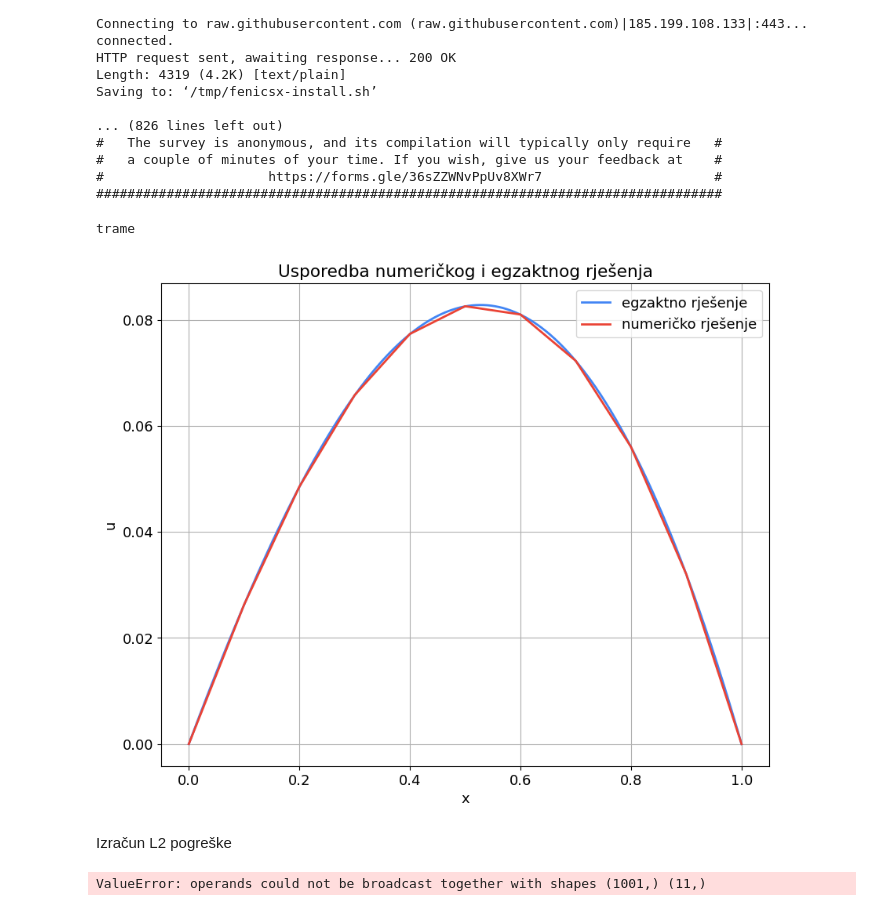
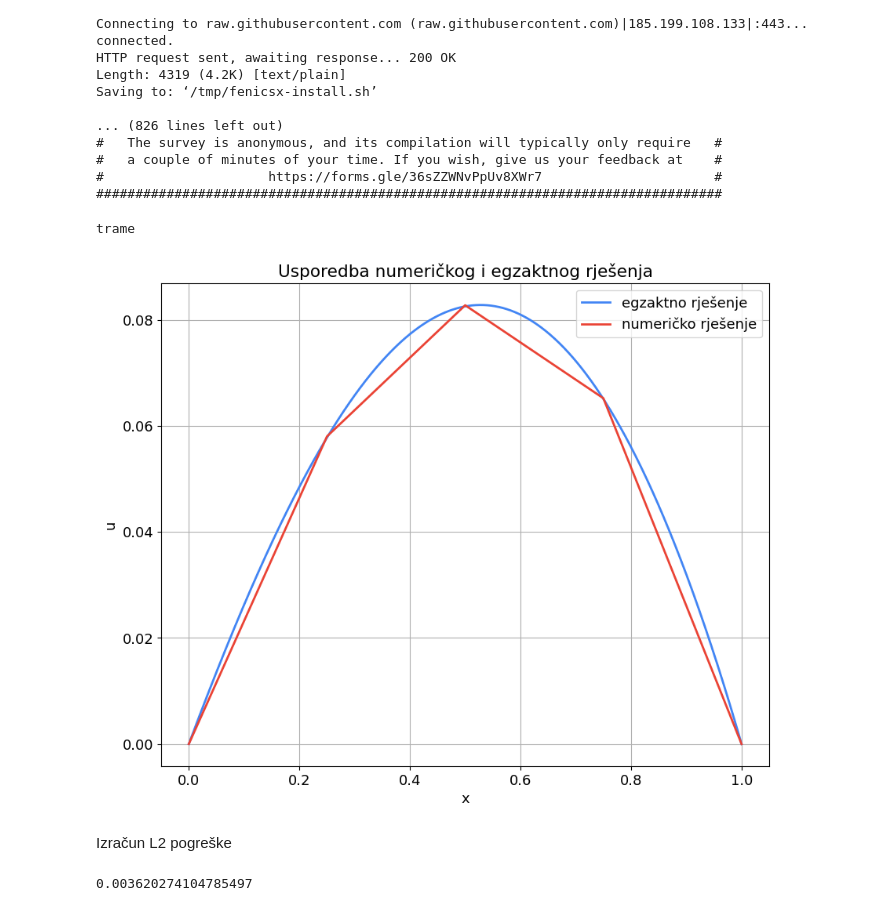
Before and after one commit to mradolovic/FEM-OPM-FER, a Jupyter notebook: tutorials/01_introduction/tutorial_plot_mesh_1d_dolfinx.ipynb, the cells around one changed output. Drawn from its saved outputs; the diff is of its cells as text; code cells hidden in the pictures.

```diff
--- a/tutorials/01_introduction/tutorial_plot_mesh_1d_dolfinx.ipynb
+++ b/tutorials/01_introduction/tutorial_plot_mesh_1d_dolfinx.ipynb
@@ -58,7 +58,7 @@ print(pyvista.global_theme.jupyter_backend)
 
 # Domena i funkcijski prostor
 #---------------------------------------------------------
-nx = 10
+nx = 4
 domena = mesh.create_unit_interval(mpi_comm, nx)
 x = ufl.SpatialCoordinate(domena)
 V = fem.functionspace(domena, ('Lagrange', 1))
@@ -112,34 +112,34 @@ u_egz.interpolate(lambda x: -np.power(x[0],2)/2 + x[0] - np.log(1+x[0])*(1/np.lo
 # Graf
 #---------------------------------------------------------
 cells, types, x = plot.vtk_mesh(V)
 cells_egz, types_egz, x_egz = plot.vtk_mesh(V_egz)
 
 '''
 u_grid = pyvista.UnstructuredGrid(cells, types, x)
 u_grid.point_data["u"] = uh.x.array.real
 u_grid.set_active_scalars("u")
 warped = u_grid.warp_by_scalar()
 plotter2 = pyvista.Plotter()
 plotter2.add_mesh(warped, show_edges=True, show_scalar_bar=True)
 if not pyvista.OFF_SCREEN:
     plotter2.show()
 '''
 
 plt.rcParams.update({'font.size': 13})
 fig, ax = plt.subplots(figsize=(10, 8))
 plt.plot(x_egz[:,0], u_egz.x.array.real, linewidth=2, color = '#4285F4', label = 'egzaktno rješenje')
 plt.plot(x[:,0], uh.x.array.real, linewidth=2, color = '#EA4335', label = 'numeričko rješenje')
 ax.legend()
 ax.set_xlabel('x')
 ax.set_ylabel('u')
 ax.set_title('Usporedba numeričkog i egzaktnog rješenja')
 plt.grid()
 #plt.savefig('./rezultati/poisson1D_rjesenje.png', bbox_inches='tight')
 plt.show()
 plt.close()
 # %% [output]
 trame
-[figure, old version]
+[figure, new version]
 # %% [markdown]
 Izračun L2 pogreške
 # %%
@@ -150,11 +150,7 @@ uex.interpolate(lambda x: -np.power(x[0],2)/2 + x[0] - np.log(1+x[0])*(1/np.log(
 L2_error = fem.form(ufl.inner(uh - uex, uh - uex) * ufl.dx)
 error_local = fem.assemble_scalar(L2_error)
 error_L2 = np.sqrt(domena.comm.allreduce(error_local, op=MPI.SUM))
-# %%
-error_max = np.max(np.abs(u_egz.x.array-uh.x.array))
-# Only print the error on one process
-if domena.comm.rank == 0:
-    print(f"Error_L2 : {error_L2:.2e}")
-    print(f"Error_max : {error_max:.2e}")
-# %% [output]
-ValueError: operands could not be broadcast together with shapes (1001,) (11,)
+# %%
+print(error_L2)
+# %% [output]
+0.003620274104785497
```
